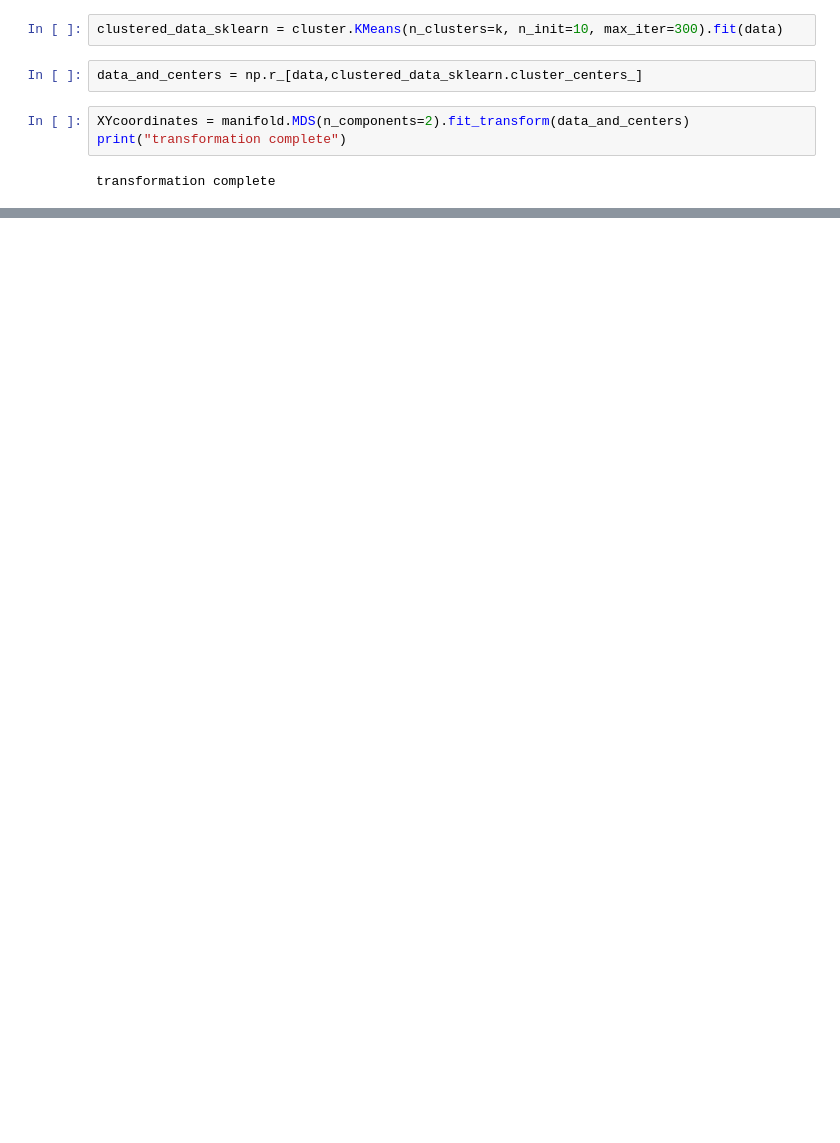
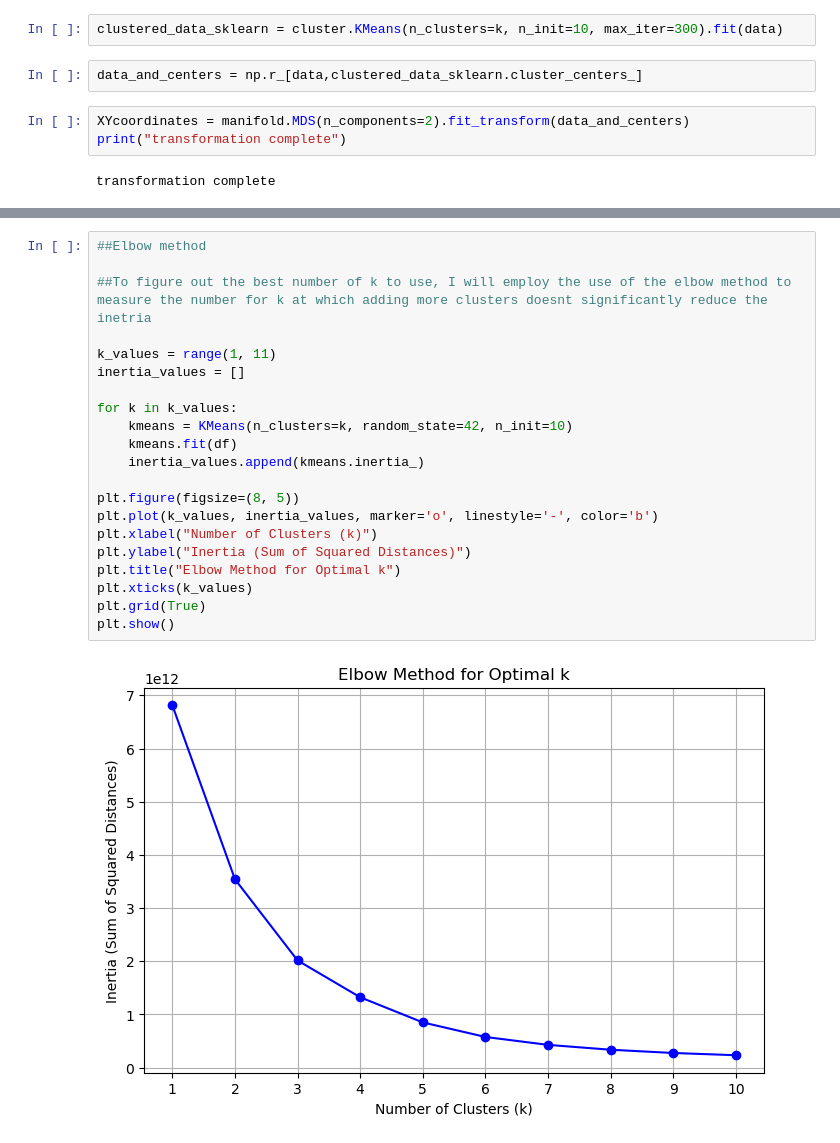
Before and after one commit to Shaneb7102/DataMiningAssignment, a Jupyter notebook: spotify_clustering.ipynb, the cells around one changed output, grey strips where cells are left out. Cells and saved outputs as stored; diff of their text form; blank space fills up the shorter version.

```diff
--- a/spotify_clustering.ipynb
+++ b/spotify_clustering.ipynb
@@ -68,0 +111,23 @@ clustering_scatterplot(points=XYcoordinates[:-k,:],
+# %%
+##Elbow method
+
+##To figure out the best number of k to use, I will employ the use of the elbow method to measure the number for k at which adding more clusters doesnt significantly reduce the inetria
+
+k_values = range(1, 11)
+inertia_values = []
+
+for k in k_values:
+    kmeans = KMeans(n_clusters=k, random_state=42, n_init=10)
+    kmeans.fit(df)
+    inertia_values.append(kmeans.inertia_)
+
+plt.figure(figsize=(8, 5))
+plt.plot(k_values, inertia_values, marker='o', linestyle='-', color='b')
+plt.xlabel("Number of Clusters (k)")
+plt.ylabel("Inertia (Sum of Squared Distances)")
+plt.title("Elbow Method for Optimal k")
+plt.xticks(k_values)
+plt.grid(True)
+plt.show()
+# %% [output]
+[figure, added]
```
Also changed, not shown: parts of 12 cells of this notebook.
